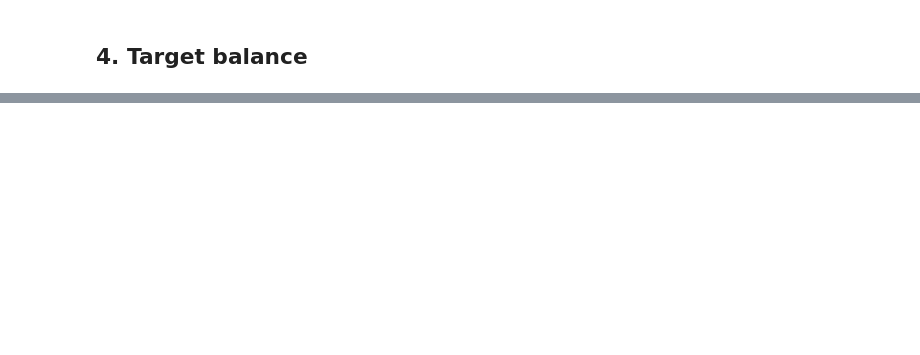
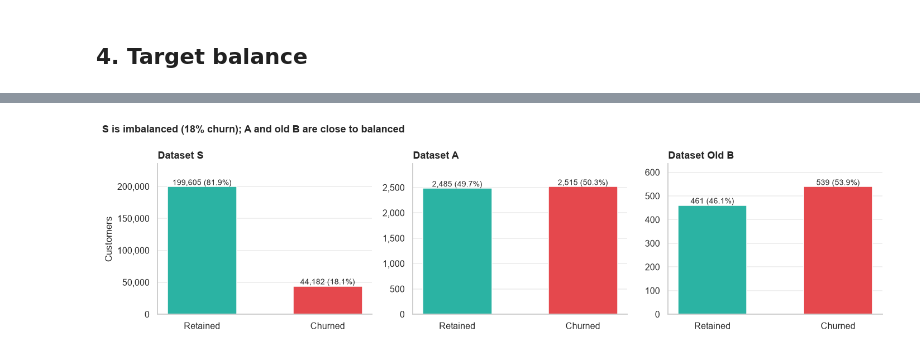
Before and after one commit to Aayush251105/OTT_Churn_Augmentation, a Jupyter notebook: notebooks/01_data_understanding.ipynb, the cells around one changed output, grey strips where cells are left out. Saved outputs shown, nothing was run; the diff lists cells and outputs as text; code cells hidden in the pictures; blank space fills up the shorter version.

```diff
--- a/notebooks/01_data_understanding.ipynb
+++ b/notebooks/01_data_understanding.ipynb
@@ -498,10 +278,0 @@ assoc_b
-# %%
-corr_b = b[data.B_NUMERIC + ["churn_b_flag"]].corr(method="spearman")
-mask = np.triu(np.ones_like(corr_b, dtype=bool), k=1)
-fig, ax = plt.subplots(figsize=(8.5, 7))
-sns.heatmap(corr_b, mask=mask, cmap=DIVERGING, vmin=-1, vmax=1, annot=True, fmt=".2f",
-            square=True, linewidths=0.5, cbar_kws={"shrink": 0.7}, ax=ax)
-ax.set_title("Dataset B · Spearman correlation: features are mutually independent too")
-fig.tight_layout()
-savefig(fig, "01_b_correlation")
-plt.show()
@@ -634,16 +278,0 @@ signal
-# %%
-fig, ax = plt.subplots(figsize=(9, 3.4))
-p = signal.iloc[::-1]
-colors = [B_COLOR if k.startswith("B") else A_COLOR for k in p.index]
-ax.barh(p.index, p["mean AUC"], xerr=p["std"], color=colors, height=0.55, capsize=3)
-for y, (v, sd) in enumerate(zip(p["mean AUC"], p["std"])):
-    ax.text(v + sd + 0.02, y, f"{v:.3f}", va="center", fontsize=9)
-ax.axvline(0.5, color="#333", ls="--", lw=1)
-ax.text(0.505, 3.35, "chance", fontsize=8.5)
-ax.set_xlim(0, 1.1)
-ax.set_xlabel("5-fold ROC-AUC (Random Forest, default settings)")
-ax.set_title("Dataset A is almost perfectly predictable; Dataset B's own churn label is not predictable at all")
-ax.grid(axis="y", visible=False)
-fig.tight_layout()
-savefig(fig, "01_signal_check")
-plt.show()
@@ -699,0 +279,20 @@ plt.show()
+# %%
+fig, axes = plt.subplots(1, 3, figsize=(13, 3.6))
+for ax, (name, df) in zip(axes, [("S", s), ("A", a), ("Old B", b)]):
+    counts = df["status"].value_counts().reindex(["Retained", "Churned"])
+    bars = ax.bar(counts.index, counts.values, color=[RETAINED, CHURN], width=0.55)
+    for bar, v in zip(bars, counts.values):
+        ax.text(bar.get_x() + bar.get_width() / 2, v, f"{v:,} ({v / len(df):.1%})",
+                ha="center", va="bottom", fontsize=9)
+    ax.set_title(f"Dataset {name}")
+    ax.set_ylim(0, counts.max() * 1.18)
+    ax.yaxis.set_major_formatter(mtick.FuncFormatter(lambda x, _: f"{x:,.0f}"))
+    ax.grid(axis="x", visible=False)
+axes[0].set_ylabel("Customers")
+fig.suptitle("S is imbalanced (18% churn); A and old B are close to balanced",
+             x=0.01, ha="left", fontsize=12, fontweight="bold")
+fig.tight_layout()
+savefig(fig, "01_target_balance")
+plt.show()
+# %% [output]
+[figure, added]
```
Also changed, not shown: parts of 90 cells of this notebook, 24 other files.
